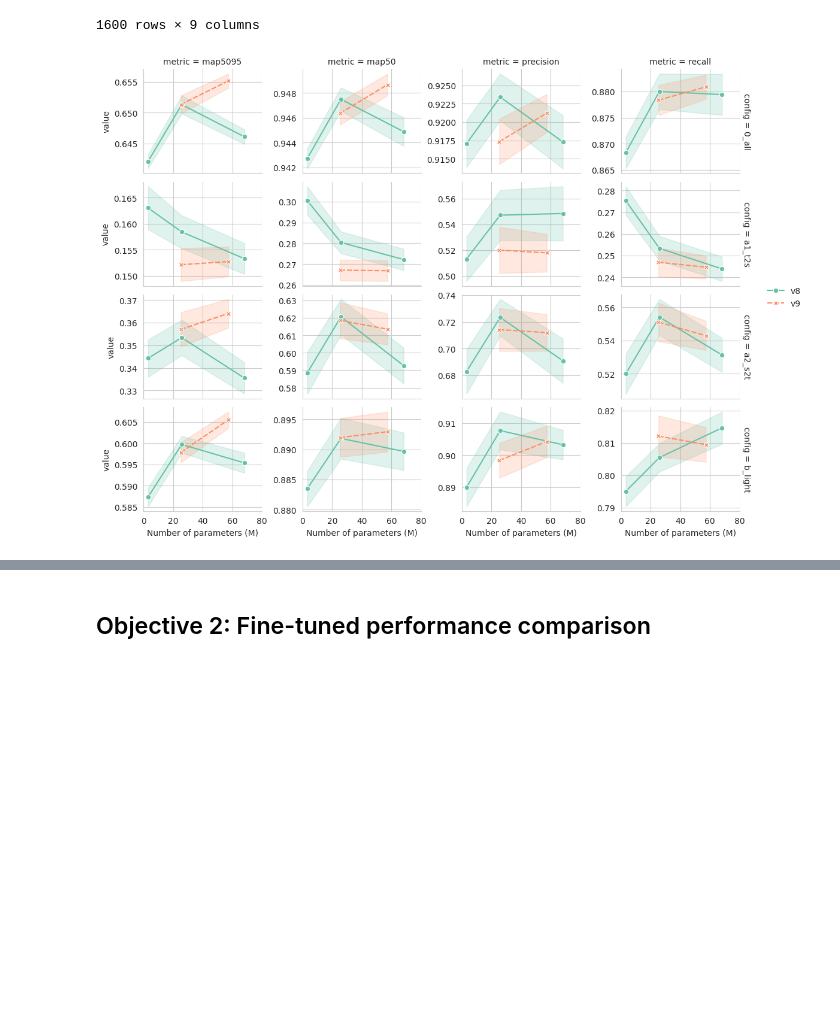
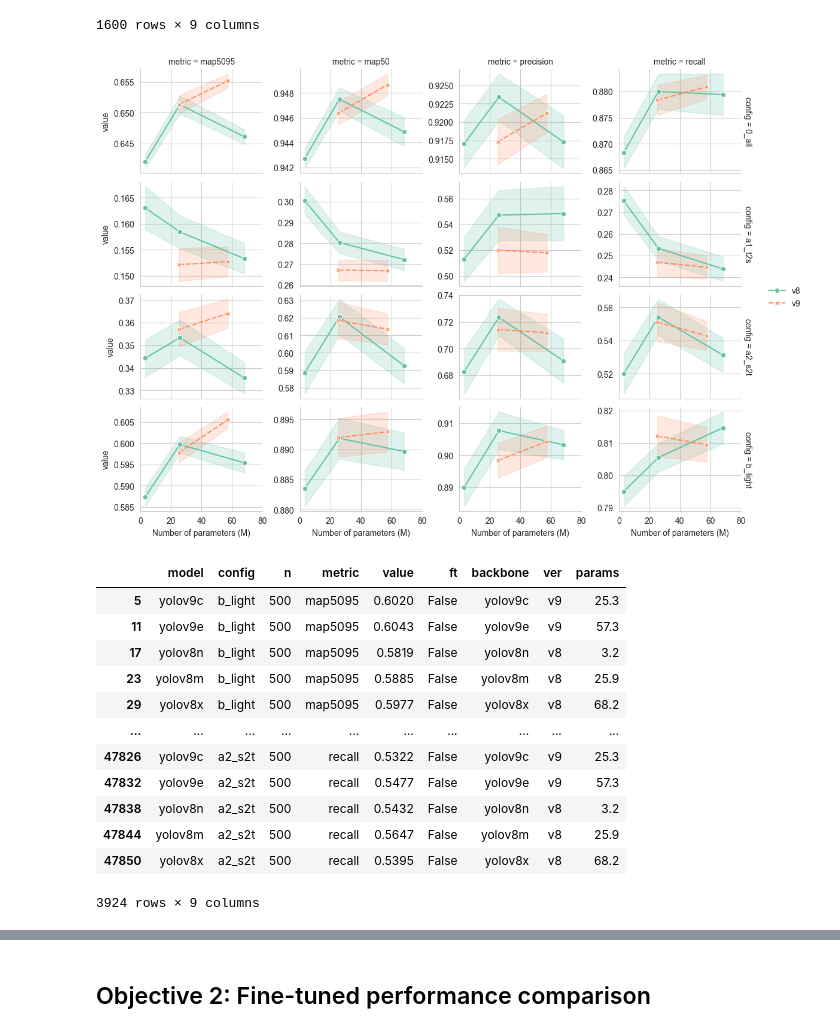
Before and after one commit to Niche-Squad/COLO, a Jupyter notebook: _3_evaluate.ipynb, the cells around one changed output, grey strips where cells are left out. Saved outputs shown, nothing was run; the diff lists cells and outputs as text; code cells hidden in the pictures; blank space fills up the shorter version.

```diff
--- a/_3_evaluate.ipynb
+++ b/_3_evaluate.ipynb
@@ -146,3 +148,8 @@ data_sum.to_csv(os.path.join(file_out, "summary.csv"), index=False)
+# %%
+# resume on local: /Users/niche/_03_Papers/2024/COLO
+file_out =  os.path.join("/Users", "niche", "_03_Papers", "2024", "COLO", "out", "b0313")
+data_long = pd.read_csv(os.path.join(file_out, "out.csv"))
+data_sum = pd.read_csv(os.path.join(file_out, "summary.csv"), header=[0, 1])
 # %% [markdown]
 ## Objective 1: Breakdown of the model generalization performance
 # %%
@@ -223,8 +248,6 @@ data_fig = data_long.\
     query("model in ['yolov8n', 'yolov8m', 'yolov8x', 'yolov9c', 'yolov9e']").\
     query("metric in ['map5095', 'map50', 'precision', 'recall']").\
     query('config in ["0_all", "a1_t2s", "a2_s2t", "b_light"]')
-    # query('config in ["0_all", "a1_t2s", "a2_s2t", "b_light", "c_external"]'),
-    # query('config in ["0_all"]'),
 g = sns.FacetGrid(data_fig,
     col="metric",
     col_order=["map5095", "map50", "precision", "recall"],
@@ -250,5 +273,21 @@ g.add_legend()
 g.figure.set_size_inches(12, 8)
 g.figure.savefig(os.path.join(file_out, "fig2_models.png"), dpi=300)
 # %% [output]
-[figure, old version]
+[figure, new version]
+# %%
+data_fig
+# %% [output]
+|  | model | config | n | metric | value | ft | backbone | ver | params |
+| 5 | yolov9c | b_light | 500 | map5095 | 0.6020 | False | yolov9c | v9 | 25.3 |
+| 11 | yolov9e | b_light | 500 | map5095 | 0.6043 | False | yolov9e | v9 | 57.3 |
+| 17 | yolov8n | b_light | 500 | map5095 | 0.5819 | False | yolov8n | v8 | 3.2 |
+| 23 | yolov8m | b_light | 500 | map5095 | 0.5885 | False | yolov8m | v8 | 25.9 |
+| 29 | yolov8x | b_light | 500 | map5095 | 0.5977 | False | yolov8x | v8 | 68.2 |
+| ... | ... | ... | ... | ... | ... | ... | ... | ... | ... |
+| 47826 | yolov9c | a2_s2t | 500 | recall | 0.5322 | False | yolov9c | v9 | 25.3 |
+| 47832 | yolov9e | a2_s2t | 500 | recall | 0.5477 | False | yolov9e | v9 | 57.3 |
+| 47838 | yolov8n | a2_s2t | 500 | recall | 0.5432 | False | yolov8n | v8 | 3.2 |
+| 47844 | yolov8m | a2_s2t | 500 | recall | 0.5647 | False | yolov8m | v8 | 25.9 |
+| 47850 | yolov8x | a2_s2t | 500 | recall | 0.5395 | False | yolov8x | v8 | 68.2 |
+3924 rows × 9 columns
 # %%
```
Also changed, not shown: parts of 6 cells of this notebook, 11 other files.
